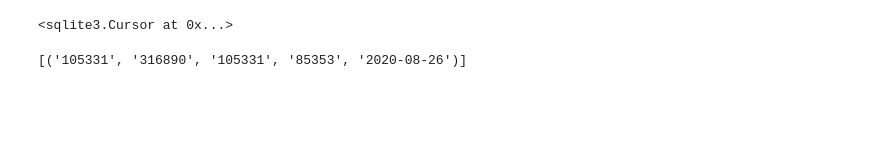
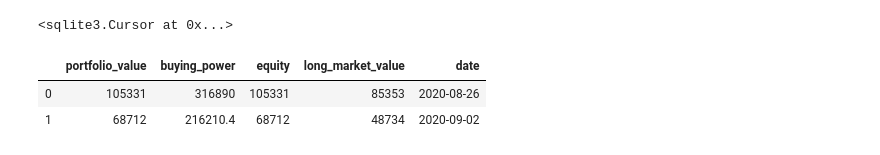
Before and after one commit to WillTirone/analysis_projects, a Jupyter notebook: Alpaca_Trading/Alpaca_Trading.ipynb, the cells around one changed output. Cells and saved outputs as stored; diff of their text form; code cells hidden in the pictures; blank space fills up the shorter version.

```diff
--- a/Alpaca_Trading/Alpaca_Trading.ipynb
+++ b/Alpaca_Trading/Alpaca_Trading.ipynb
@@ -116,6 +119,13 @@ cursor.execute("INSERT INTO paper_portfolio VALUES(?,?,?,?,?)",portfolio_data)
 conn.commit()
 # %%
 cursor.execute("SELECT * FROM paper_portfolio")
-print(cursor.fetchall())
+current_data = cursor.fetchall()
-# %% [output]
-[('105331', '316890', '105331', '85353', '2020-08-26')]
+# %%
+columns = ['portfolio_value','buying_power','equity','long_market_value','date']
+table = pd.DataFrame(data=current_data, columns=columns)
+# %%
+table
+# %% [output]
+|  | portfolio_value | buying_power | equity | long_market_value | date |
+| 0 | 105331 | 316890 | 105331 | 85353 | 2020-08-26 |
+| 1 | 68712 | 216210.4 | 68712 | 48734 | 2020-09-02 |
```
Also changed, not shown: parts of 7 cells of this notebook.
